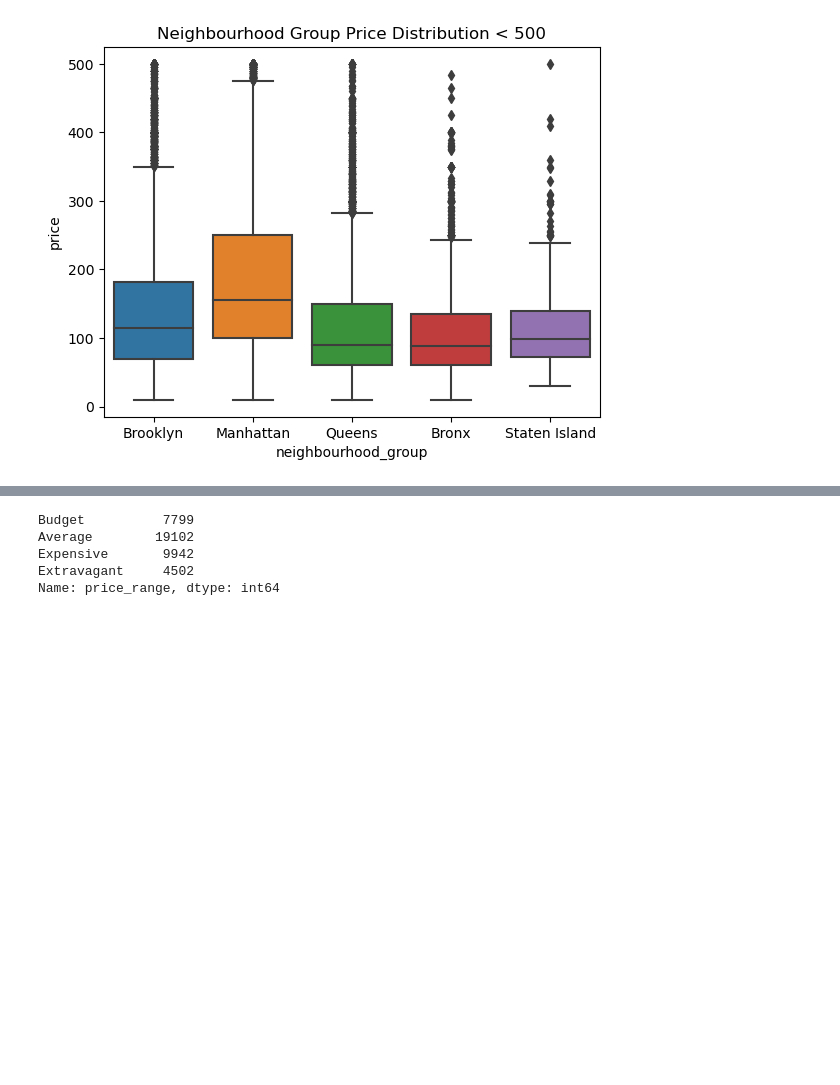
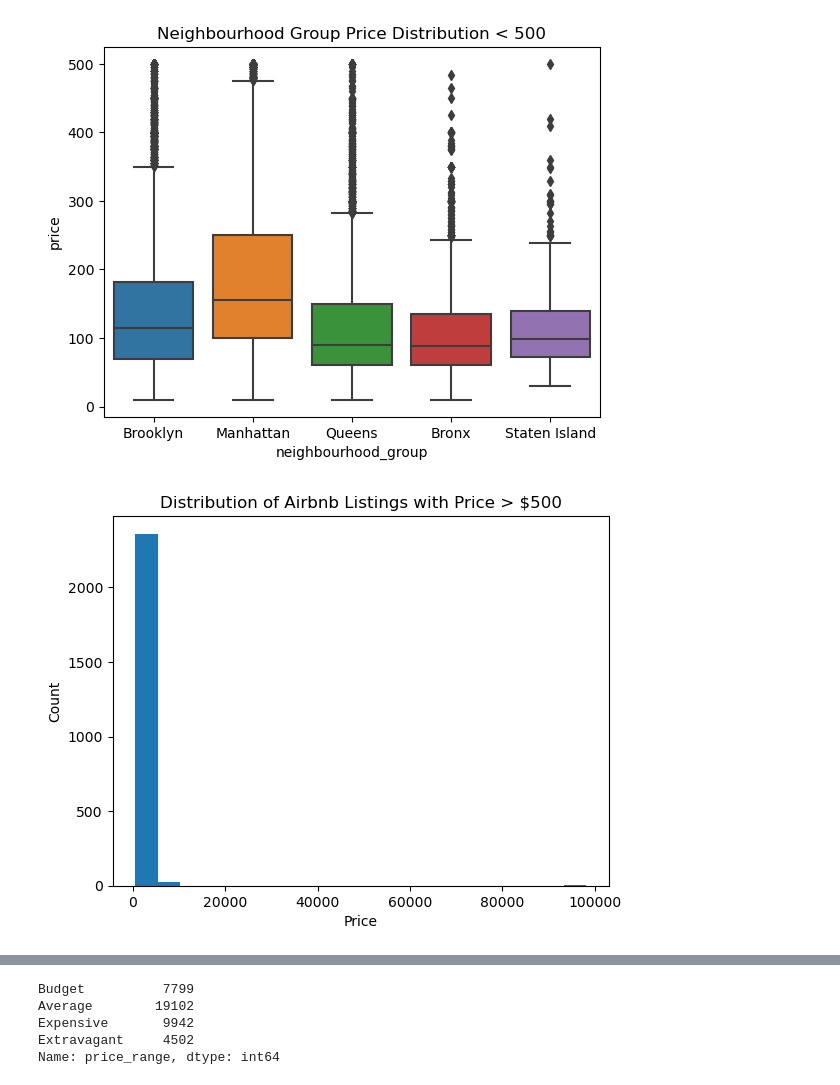
Before and after one commit to n-altawam/Sprinboard, a Jupyter notebook: Capstone 2/EDA.ipynb, the cells around one changed output, grey strips where cells are left out. Saved outputs shown, nothing was run; the diff lists cells and outputs as text; code cells hidden in the pictures; blank space fills up the shorter version.

```diff
--- a/Capstone 2/EDA.ipynb
+++ b/Capstone 2/EDA.ipynb
@@ -94,3 +117,14 @@ plt.title('Neighbourhood Group Price Distribution < 500')
 plt.show()
 # %% [output]
 [figure]
+# %%
+# Listings with price > $500?
+
+df_o500 = (df[df.price > 500])
+plt.hist(df_o500.price, bins=20)
+plt.xlabel('Price')
+plt.ylabel('Count')
+plt.title('Distribution of Airbnb Listings with Price > $500')
+plt.show()
+# %% [output]
+[figure, added]
```
Also changed, not shown: parts of 20 cells of this notebook.
